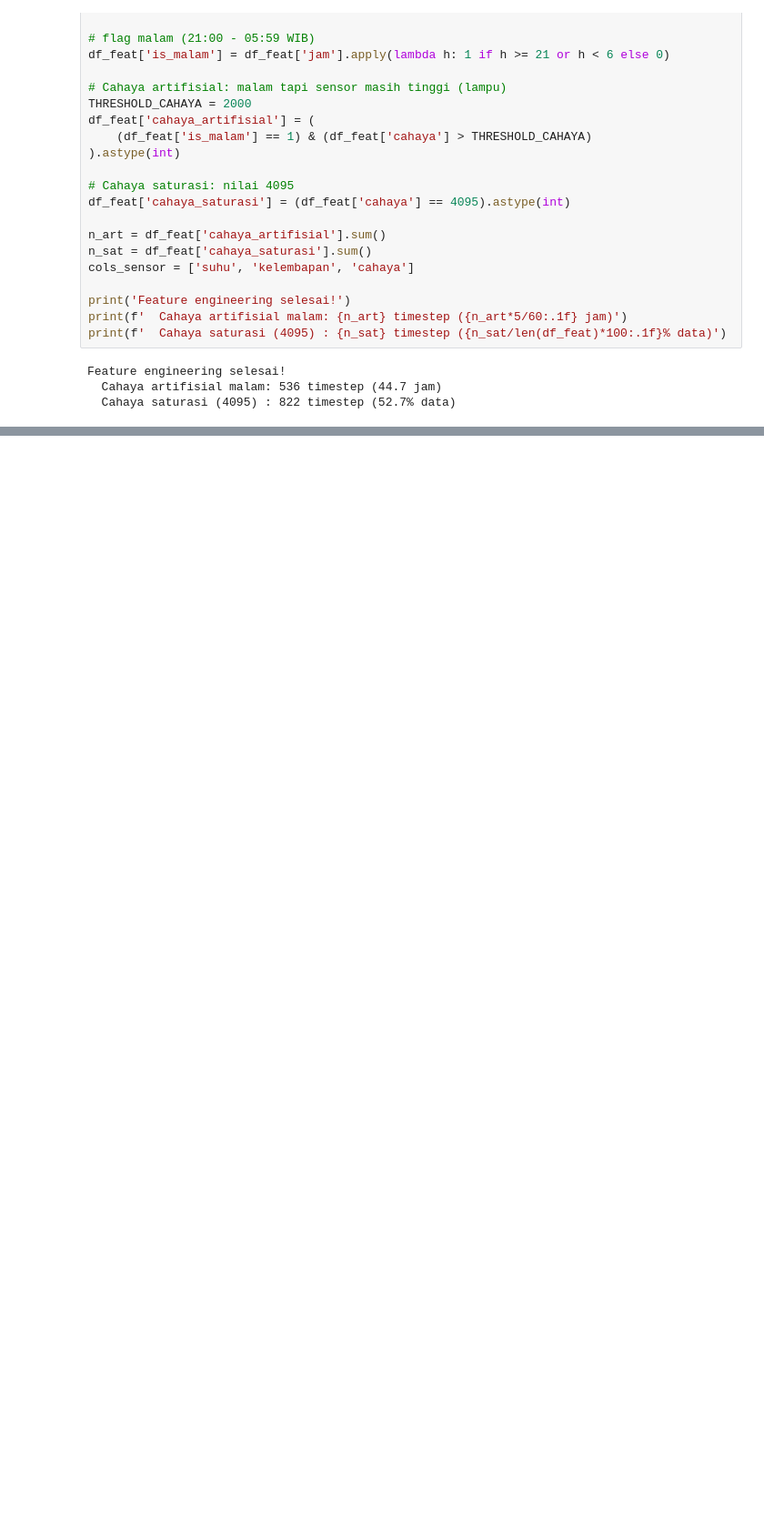
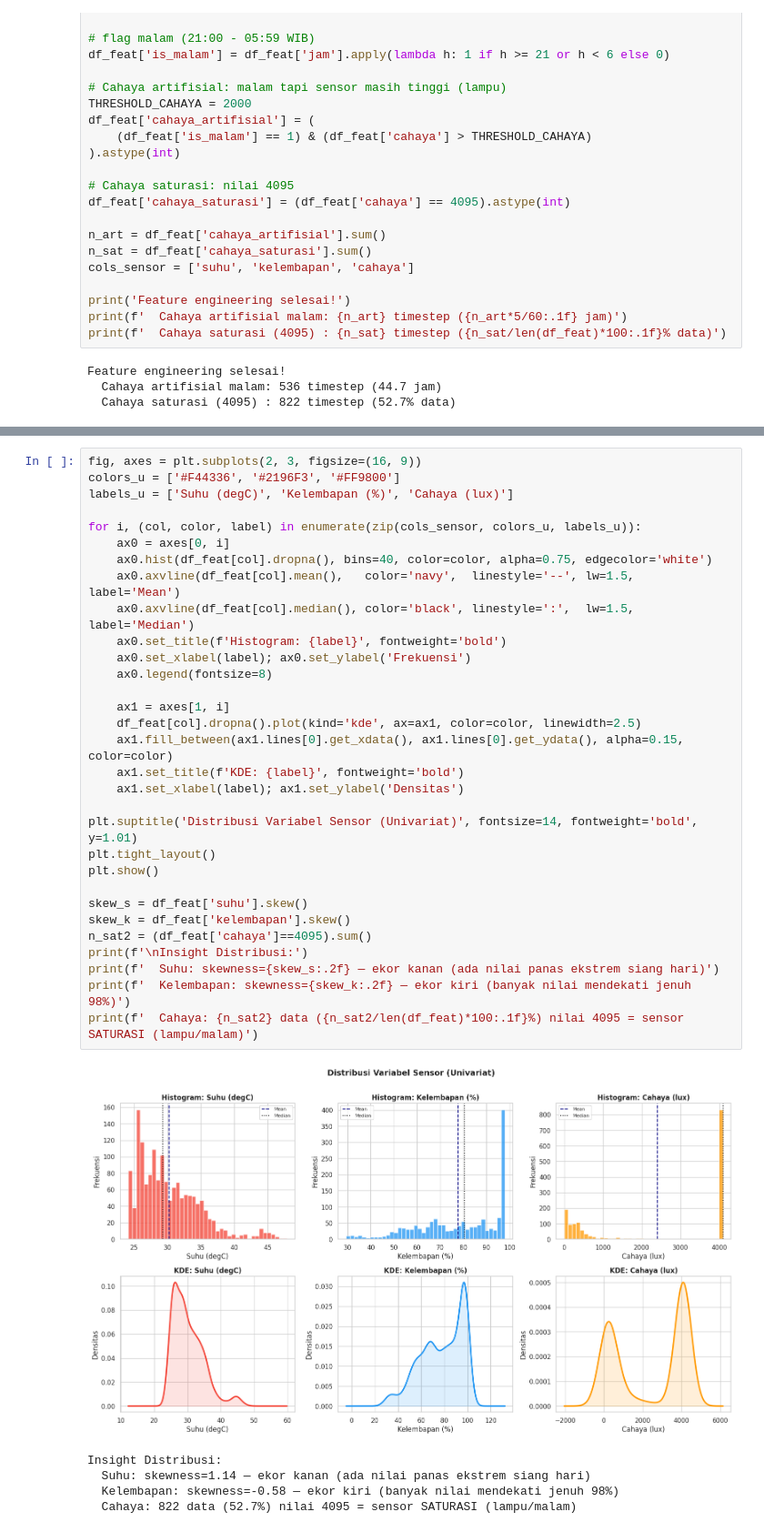
Before and after one commit to delafajarmulia/suhu-detector-ai, a Jupyter notebook: weather_analysis_2.ipynb, the cells around one changed output, grey strips where cells are left out. Shown at 91% size. Drawn from its saved outputs; the diff is of its cells as text; blank space fills up the shorter version.

```diff
--- a/weather_analysis_2.ipynb
+++ b/weather_analysis_2.ipynb
@@ -343,0 +381,37 @@ Feature engineering selesai!
+# %%
+fig, axes = plt.subplots(2, 3, figsize=(16, 9))
+colors_u = ['#F44336', '#2196F3', '#FF9800']
+labels_u = ['Suhu (degC)', 'Kelembapan (%)', 'Cahaya (lux)']
+
+for i, (col, color, label) in enumerate(zip(cols_sensor, colors_u, labels_u)):
+    ax0 = axes[0, i]
+    ax0.hist(df_feat[col].dropna(), bins=40, color=color, alpha=0.75, edgecolor='white')
+    ax0.axvline(df_feat[col].mean(),   color='navy',  linestyle='--', lw=1.5, label='Mean')
+    ax0.axvline(df_feat[col].median(), color='black', linestyle=':',  lw=1.5, label='Median')
+    ax0.set_title(f'Histogram: {label}', fontweight='bold')
+    ax0.set_xlabel(label); ax0.set_ylabel('Frekuensi')
+    ax0.legend(fontsize=8)
+
+    ax1 = axes[1, i]
+    df_feat[col].dropna().plot(kind='kde', ax=ax1, color=color, linewidth=2.5)
+    ax1.fill_between(ax1.lines[0].get_xdata(), ax1.lines[0].get_ydata(), alpha=0.15, color=color)
+    ax1.set_title(f'KDE: {label}', fontweight='bold')
+    ax1.set_xlabel(label); ax1.set_ylabel('Densitas')
+
+plt.suptitle('Distribusi Variabel Sensor (Univariat)', fontsize=14, fontweight='bold', y=1.01)
+plt.tight_layout()
+plt.show()
+
+skew_s = df_feat['suhu'].skew()
+skew_k = df_feat['kelembapan'].skew()
+n_sat2 = (df_feat['cahaya']==4095).sum()
+print(f'\nInsight Distribusi:')
+print(f'  Suhu: skewness={skew_s:.2f} — ekor kanan (ada nilai panas ekstrem siang hari)')
+print(f'  Kelembapan: skewness={skew_k:.2f} — ekor kiri (banyak nilai mendekati jenuh 98%)')
+print(f'  Cahaya: {n_sat2} data ({n_sat2/len(df_feat)*100:.1f}%) nilai 4095 = sensor SATURASI (lampu/malam)')
+# %% [output]
+[figure, added]
+Insight Distribusi:
+  Suhu: skewness=1.14 — ekor kanan (ada nilai panas ekstrem siang hari)
+  Kelembapan: skewness=-0.58 — ekor kiri (banyak nilai mendekati jenuh 98%)
+  Cahaya: 822 data (52.7%) nilai 4095 = sensor SATURASI (lampu/malam)
```
Also changed, not shown: parts of 13 cells of this notebook.
